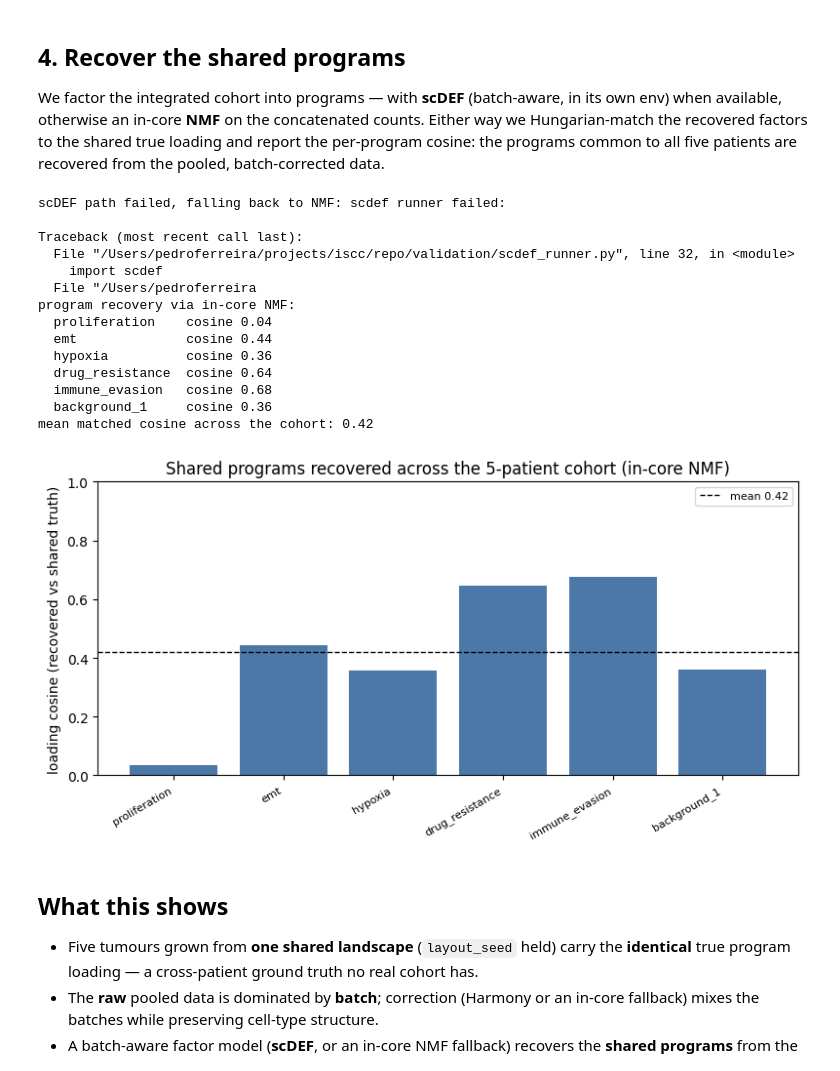
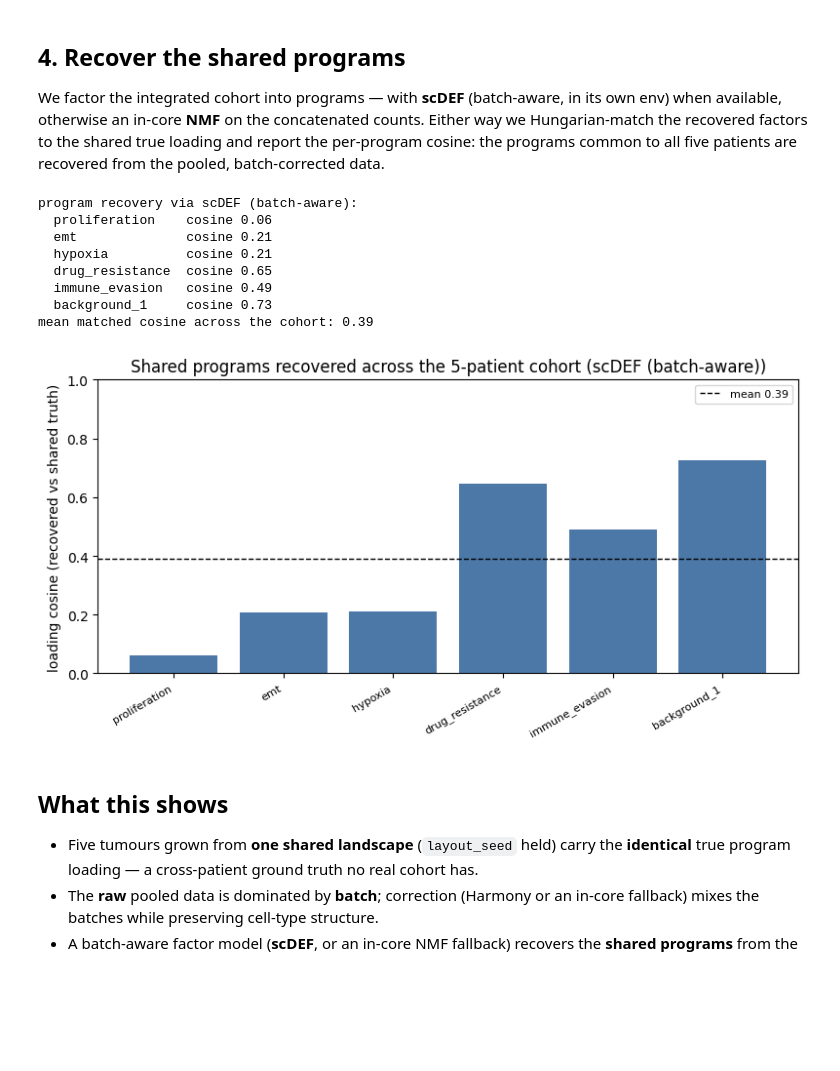
Before and after one commit to pedrofale/iscc, a Jupyter notebook: notebooks/cohort_shared_programs.ipynb, the cells around one changed output. Saved outputs shown, nothing was run; the diff lists cells and outputs as text; code cells hidden in the pictures; blank space fills up the shorter version.

```diff
--- a/notebooks/cohort_shared_programs.ipynb
+++ b/notebooks/cohort_shared_programs.ipynb
@@ -149,12 +149,17 @@ the batches **mix** while the cell-type structure is preserved.
 # %%
 method = None
 try:
-    import scanpy as sc
-    aH = ad.AnnData(Xlog); aH.obs["batch"] = obs["batch"].values
-    sc.pp.pca(aH, n_comps=15)
-    sc.external.pp.harmony_integrate(aH, "batch")
-    corr = aH.obsm["X_pca_harmony"]
-    method = "Harmony (harmonypy)"
+    import logging, harmonypy
+    logging.getLogger("harmonypy").setLevel(logging.WARNING)   # quiet its per-iteration chatter
+    # Call harmonypy DIRECTLY rather than through scanpy's sc.external.pp.harmony_integrate.
+    # That wrapper transposes `Z_corr`, which was correct for harmonypy 1.x (PCs x cells) but is
+    # wrong for 2.x (cells x PCs): Harmony converges, the wrapper then fails to store a
+    # (n_pcs,)-shaped array in .obsm, and the whole thing silently falls back. Calling the library
+    # itself is both more honest and version-stable.
+    ho = harmonypy.run_harmony(pcs, obs[["batch"]], ["batch"])
+    Z = np.asarray(ho.Z_corr)
+    corr = Z if Z.shape[0] == pcs.shape[0] else Z.T      # tolerate either orientation
+    method = f"Harmony (harmonypy {harmonypy.__version__})"
 except Exception as e:
     # in-core fallback: centre each batch to the global mean in PC space
     corr = pcs.copy()
@@ -162,6 +167,9 @@ except Exception as e:
         m = (obs["batch"] == b).values
         corr[m] = corr[m] - corr[m].mean(0) + pcs.mean(0)
     method = "per-batch centring (in-core fallback)"
+    # LOUD: a fallback that reports like a result is indistinguishable from a passing benchmark.
+    print("!! HARMONY DID NOT RUN — the panel below is a FALLBACK, not a Harmony result")
+    print("!! reason:", repr(e)[:400])
 print("batch-correction path:", method)
 
 fig, axes = plt.subplots(1, 2, figsize=(13, 5))
@@ -196,50 +204,49 @@ def cosine(a, b):
 
 tool = None
 H = None
 if PC.scdef_available():
     try:
-        res = PC.run_tool("scdef", adata.copy(), k=K + 2, n_epoch=100, batch_key="batch")
+        # n_epoch: use scDEF's real default (300). 100 is validate_programs' --quick setting and
+        # under-trains the model badly — matched cosines land near 0.08, i.e. noise.
+        res = PC.run_tool("scdef", adata.copy(), k=K + 2, n_epoch=300, batch_key="batch")
         if res is not None:
             H = np.asarray(res["loadings"]); tool = "scDEF (batch-aware)"
     except Exception as e:
-        print("scDEF path failed, falling back to NMF:", str(e)[:200])
+        # Do NOT truncate: str(e)[:200] cut the message off at the traceback's first frames, so a
+        # scDEF failure always looked like a bare "import scdef" whatever the real cause was.
+        print("!! scDEF DID NOT RUN — the recovery below is in-core NMF, NOT scDEF")
+        print("!! full error:\n", str(e))
 if H is None:
     nmf = NMF(n_components=K + 2, init="nndsvda", max_iter=400, random_state=0)
     nmf.fit(Xn)
     H = nmf.components_; tool = "in-core NMF"
 
 C = np.array([[cosine(true_loading[i], H[j]) for j in range(H.shape[0])] for i in range(K)])
 rows, cols = linear_sum_assignment(-C)
 matched = C[rows, cols]
 print(f"program recovery via {tool}:")
 for i, cc in zip(rows, matched):
     print(f"  {prog_names[i]:<16s} cosine {cc:.2f}")
 print(f"mean matched cosine across the cohort: {matched.mean():.2f}")
 
 fig, ax = plt.subplots(figsize=(8, 4.2))
 ax.bar(range(K), matched, color="#4c78a8")
 ax.axhline(matched.mean(), color="k", ls="--", lw=1, label=f"mean {matched.mean():.2f}")
 ax.set_xticks(range(K)); ax.set_xticklabels(prog_names, rotation=30, ha="right", fontsize=8)
 ax.set_ylabel("loading cosine (recovered vs shared truth)"); ax.set_ylim(0, 1)
 ax.set_title(f"Shared programs recovered across the 5-patient cohort ({tool})")
 ax.legend(fontsize=8)
 plt.tight_layout()
 # %% [output]
-scDEF path failed, falling back to NMF: scdef runner failed:
-
-Traceback (most recent call last):
-  File "/Users/pedroferreira/projects/iscc/repo/validation/scdef_runner.py", line 32, in <module>
-    import scdef
-  File "/Users/pedroferreira
-program recovery via in-core NMF:
-  proliferation    cosine 0.04
-  emt              cosine 0.44
-  hypoxia          cosine 0.36
-  drug_resistance  cosine 0.64
-  immune_evasion   cosine 0.68
-  background_1     cosine 0.36
-mean matched cosine across the cohort: 0.42
+program recovery via scDEF (batch-aware):
+  proliferation    cosine 0.06
+  emt              cosine 0.21
+  hypoxia          cosine 0.21
+  drug_resistance  cosine 0.65
+  immune_evasion   cosine 0.49
+  background_1     cosine 0.73
+mean matched cosine across the cohort: 0.39
-[figure, old version]
+[figure, new version]
 # %% [markdown]
 ## What this shows
 
```
Also changed, not shown: parts of 1 cell of this notebook, 1 other file.
